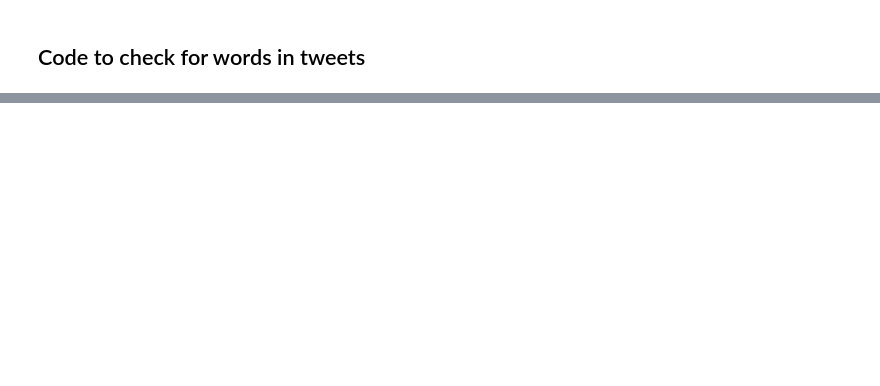
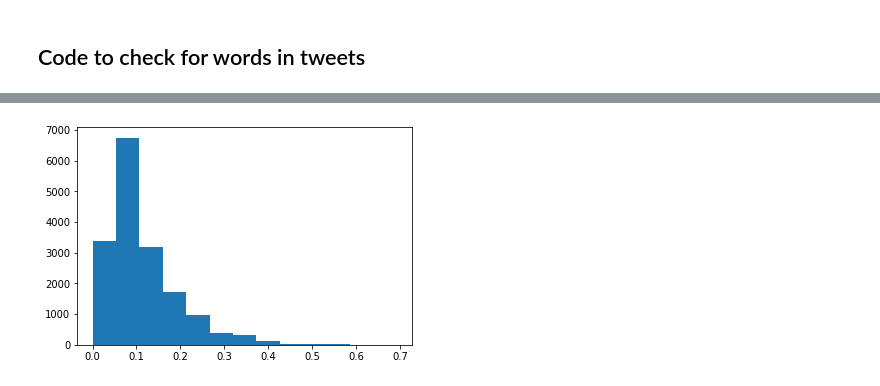
Before and after one commit to dmedellin2/mapping_power_outages, a Jupyter notebook: danielle/clean_data.ipynb, the cells around one changed output, grey strips where cells are left out. Cells and saved outputs as stored; diff of their text form; code cells hidden in the pictures; blank space fills up the shorter version.

```diff
--- a/danielle/clean_data.ipynb
+++ b/danielle/clean_data.ipynb
@@ -172,0 +484,6 @@ for tweet in tweets['name_and_tweet']:
+# %%
+sents_1 = [i+1 for i in sents]
+# %%
+plt.hist(np.log(sents_1), bins = 13);
+# %% [output]
+[figure, added]
```
Also changed, not shown: parts of 46 cells of this notebook.
